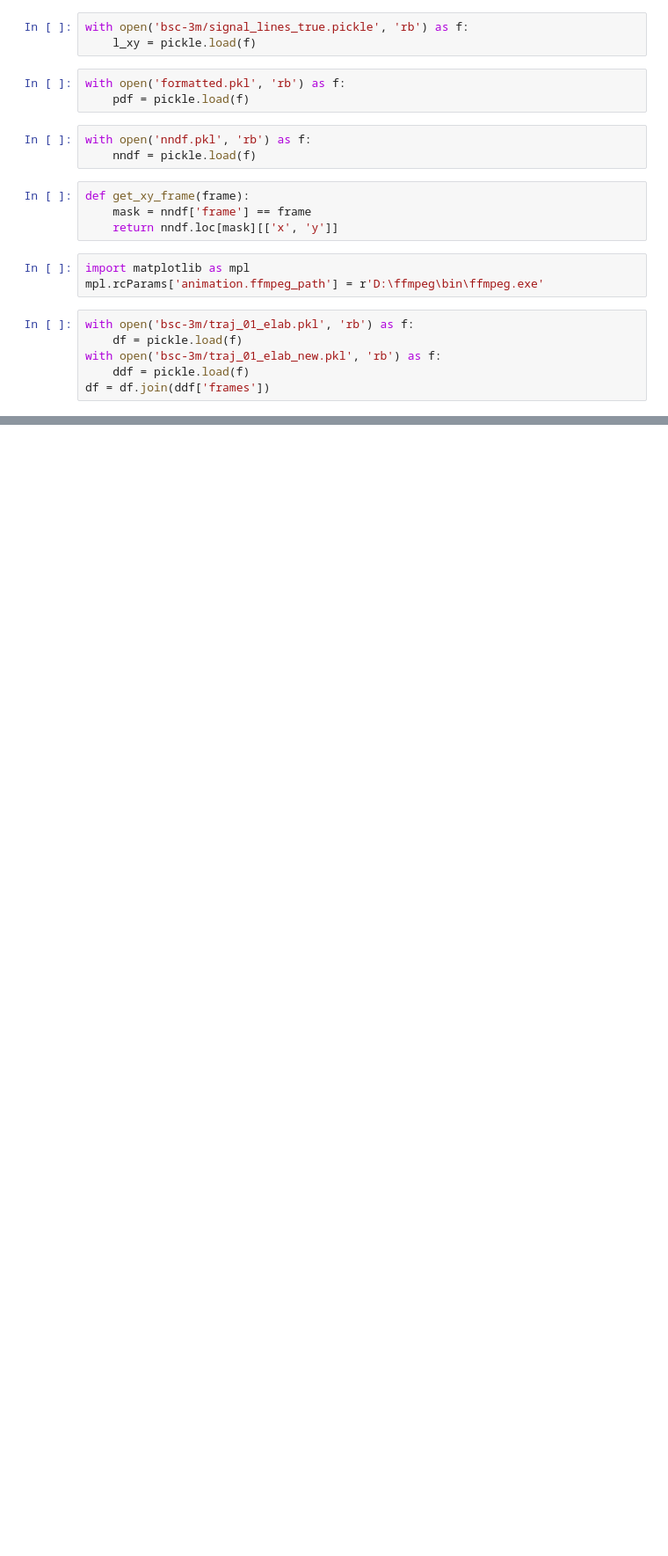
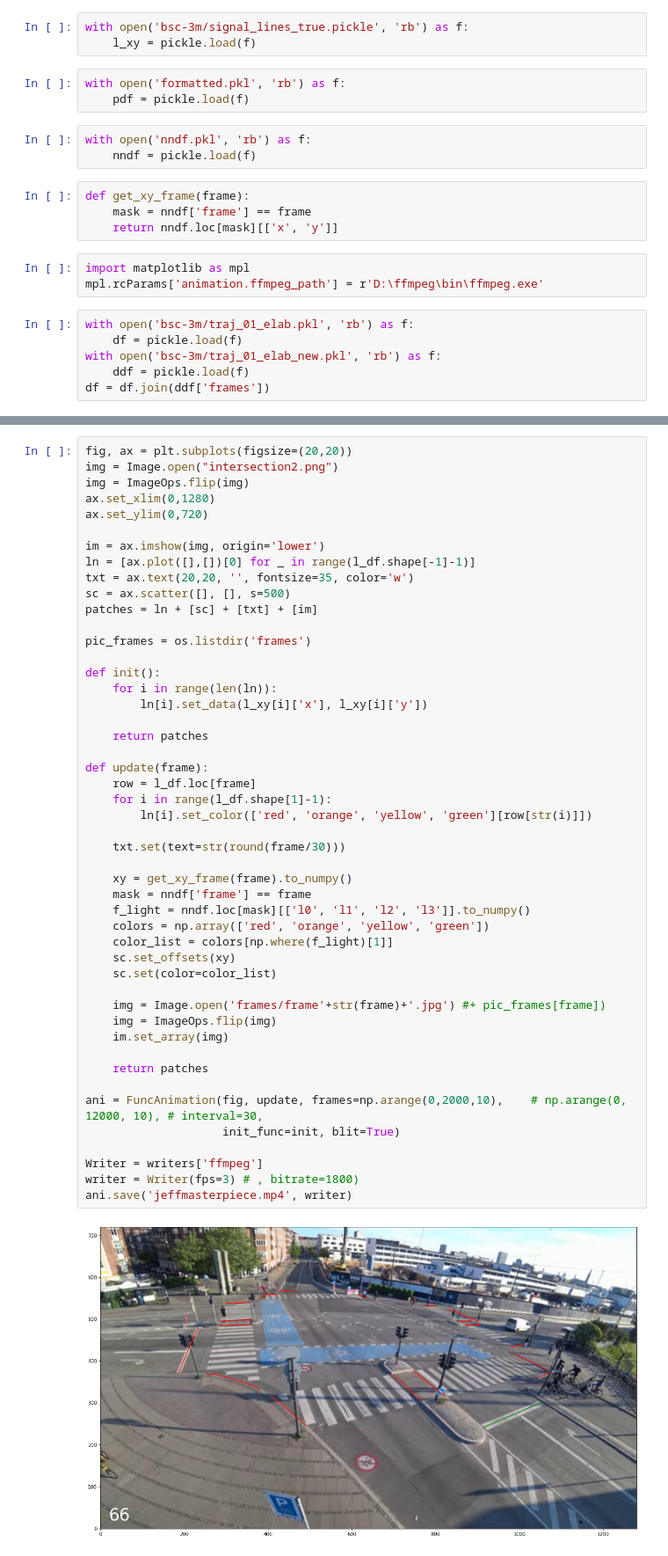
Before and after one commit to Marcus-Friis/CycleCV, a Jupyter notebook: animate.ipynb, the cells around one changed output, grey strips where cells are left out. Shown at 88% size. Cells and saved outputs as stored; diff of their text form; blank space fills up the shorter version.

```diff
--- a/animate.ipynb
+++ b/animate.ipynb
@@ -79,0 +154,50 @@ ani.save('jeff2.mp4', writer)
+# %%
+fig, ax = plt.subplots(figsize=(20,20))
+img = Image.open("intersection2.png")
+img = ImageOps.flip(img)
+ax.set_xlim(0,1280)
+ax.set_ylim(0,720)
+
+im = ax.imshow(img, origin='lower')
+ln = [ax.plot([],[])[0] for _ in range(l_df.shape[-1]-1)]
+txt = ax.text(20,20, '', fontsize=35, color='w')
+sc = ax.scatter([], [], s=500)
+patches = ln + [sc] + [txt] + [im]
+
+pic_frames = os.listdir('frames')
+
+def init():
+    for i in range(len(ln)):
+        ln[i].set_data(l_xy[i]['x'], l_xy[i]['y'])
+
+    return patches
+
+def update(frame):
+    row = l_df.loc[frame]
+    for i in range(l_df.shape[1]-1):
+        ln[i].set_color(['red', 'orange', 'yellow', 'green'][row[str(i)]])
+
+    txt.set(text=str(round(frame/30)))
+
+    xy = get_xy_frame(frame).to_numpy()
+    mask = nndf['frame'] == frame
+    f_light = nndf.loc[mask][['l0', 'l1', 'l2', 'l3']].to_numpy()
+    colors = np.array(['red', 'orange', 'yellow', 'green'])
+    color_list = colors[np.where(f_light)[1]]
+    sc.set_offsets(xy)
+    sc.set(color=color_list)
+
+    img = Image.open('frames/frame'+str(frame)+'.jpg') #+ pic_frames[frame])
+    img = ImageOps.flip(img)
+    im.set_array(img)
+
+    return patches
+
+ani = FuncAnimation(fig, update, frames=np.arange(0,2000,10),    # np.arange(0, 12000, 10), # interval=30,
+                    init_func=init, blit=True)
+
+Writer = writers['ffmpeg']
+writer = Writer(fps=3) # , bitrate=1800)
+ani.save('jeffmasterpiece.mp4', writer)
+# %% [output]
+[figure, added]
```
Also changed, not shown: parts of 7 cells of this notebook, 2 other files.
